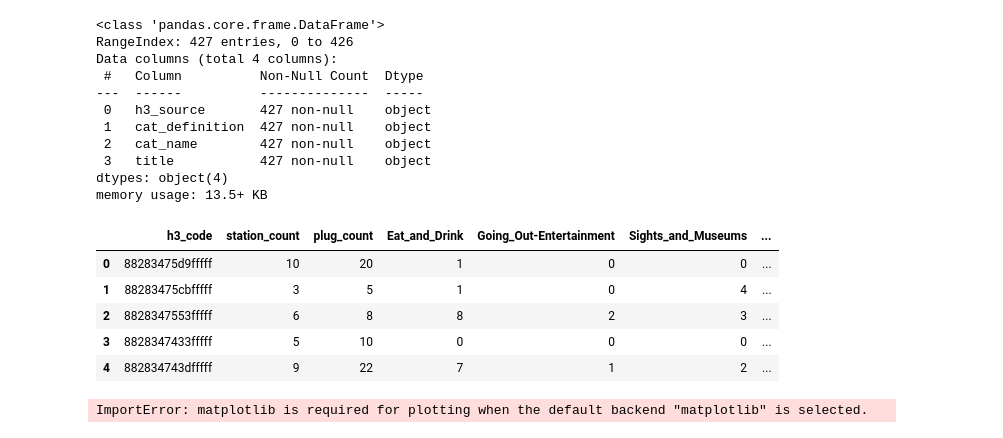
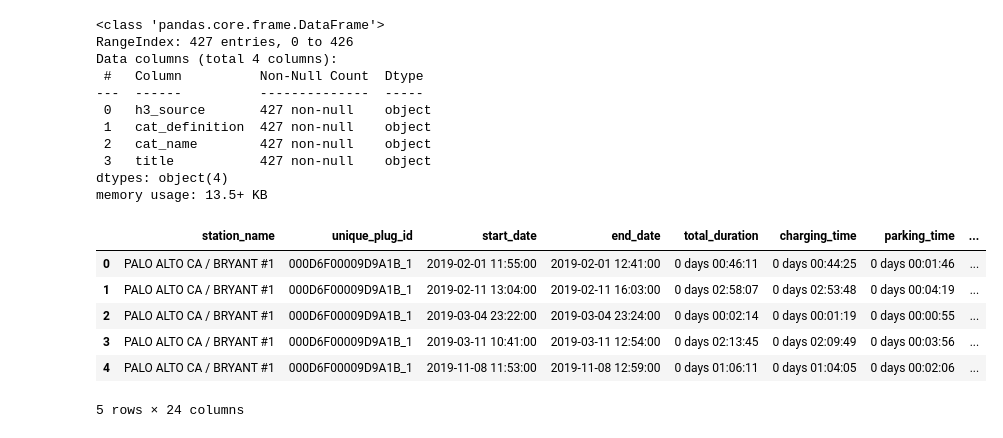
Before and after one commit to ND-Captstone-Magic/capstone_project, a Jupyter notebook: DA_2019.ipynb, the cells around one changed output. Saved outputs shown, nothing was run; the diff lists cells and outputs as text; code cells hidden in the pictures.

```diff
--- a/DA_2019.ipynb
+++ b/DA_2019.ipynb
@@ -151,7 +151,7 @@ def make_weekday_names(row):
     if row['weekday'] == 6:
         return 'Sunday'
 # %%
-charging_2019['weekday'] = charging_2019.apply(lambda row : make_weekday_names(row), axis=1)
+charging_2019['weekday_name'] = charging_2019.apply(lambda row : make_weekday_names(row), axis=1)
 # %% [output]
 A value is trying to be set on a copy of a slice from a DataFrame.
 Try using .loc[row_indexer,col_indexer] = value instead
@@ -261,14 +261,16 @@ charging_2019 = charging_2019[['station_name',
                             'user_id',
                             'fee_bol',
                             'weekday']]
+# %%
+charging_2019['pa_zip_code'] = True
 # %%
 # make column whether zip is from PA (1) or not (0)
 pa_zip_codes = ['94020', '94301', '94306', '94022', '94302', '95033', '94024', '94303', '94028', '94304']
 def determine_pa_zip(row):
     if str(row['driver_postal_code']) in pa_zip_codes:
-        return 1
+        return True
     elif str(row['driver_postal_code']) not in pa_zip_codes:
-        return 0
+        return False
 charging_2019['pa_zip_code'] = charging_2019.apply(lambda row: determine_pa_zip(row), axis=1)
 # %%
 charging_2019.pa_zip_code.nunique()
@@ -498,12 +525,3 @@ Data columns (total 4 columns):
  3   title           427 non-null    object
 dtypes: object(4)
 memory usage: 13.5+ KB
-# %%
-display(master_compare_df)
-# %% [output]
-|  | h3_code | station_count | plug_count | Eat_and_Drink | Going_Out-Entertainment | Sights_and_Museums | ... |
-| 0 | 88283475d9fffff | 10 | 20 | 1 | 0 | 0 | ... |
-| 1 | 88283475cbfffff | 3 | 5 | 1 | 0 | 4 | ... |
-| 2 | 8828347553fffff | 6 | 8 | 8 | 2 | 3 | ... |
-| 3 | 8828347433fffff | 5 | 10 | 0 | 0 | 0 | ... |
-| 4 | 882834743dfffff | 9 | 22 | 7 | 1 | 2 | ... |
@@ -510,2 +545,17 @@ display(master_compare_df)
+# %%
+charging_2019['total_duration_min']= round(charging_2019['total_duration'] / np.timedelta64(1, 'm'),0)
+charging_2019['total_idle_time_min']= round(charging_2019['idle_time'] / np.timedelta64(1, 'm'),0)
+charging_2019['total_parking_min']= round(charging_2019['parking_time'] / np.timedelta64(1, 'm'),0)
+charging_2019['total_charging_min']= round(charging_2019['charging_time'] / np.timedelta64(1, 'm'),0)
+# %%
+charging_2019.head(5)
+# %% [output]
+|  | station_name | unique_plug_id | start_date | end_date | total_duration | charging_time | parking_time | ... |
+| 0 | PALO ALTO CA / BRYANT #1 | 000D6F00009D9A1B_1 | 2019-02-01 11:55:00 | 2019-02-01 12:41:00 | 0 days 00:46:11 | 0 days 00:44:25 | 0 days 00:01:46 | ... |
+| 1 | PALO ALTO CA / BRYANT #1 | 000D6F00009D9A1B_1 | 2019-02-11 13:04:00 | 2019-02-11 16:03:00 | 0 days 02:58:07 | 0 days 02:53:48 | 0 days 00:04:19 | ... |
+| 2 | PALO ALTO CA / BRYANT #1 | 000D6F00009D9A1B_1 | 2019-03-04 23:22:00 | 2019-03-04 23:24:00 | 0 days 00:02:14 | 0 days 00:01:19 | 0 days 00:00:55 | ... |
+| 3 | PALO ALTO CA / BRYANT #1 | 000D6F00009D9A1B_1 | 2019-03-11 10:41:00 | 2019-03-11 12:54:00 | 0 days 02:13:45 | 0 days 02:09:49 | 0 days 00:03:56 | ... |
+| 4 | PALO ALTO CA / BRYANT #1 | 000D6F00009D9A1B_1 | 2019-11-08 11:53:00 | 2019-11-08 12:59:00 | 0 days 01:06:11 | 0 days 01:04:05 | 0 days 00:02:06 | ... |
+5 rows × 24 columns
 # %%
 charging_2019.to_csv('charging_2019_df.csv', encoding='utf-8', index=False)
@@ -513,10 +562,0 @@ master_compare_df.to_csv('mastercompare_df.csv', encoding='utf-8', index=False)
-# %%
-# determine local & out-of-city users
-# first get rid of decimal in postal code
-charging_2019['driver_postal_code'] = charging_2019['driver_postal_code'].fillna(0).astype(int)
-charging_2019['driver_postal_code'].nunique() # 571 unique postal codes
-charging_2019.groupby('weekday').count()['driver_postal_code'].plot(kind='bar')
-charging_2019.groupby('weekday').count()['driver_postal_code'].plot(kind='bar')
-# during the week we have a higher count of zip_codes --> lots of commuters to PA
-# %% [output]
-ImportError: matplotlib is required for plotting when the default backend "matplotlib" is selected.
```
Also changed, not shown: parts of 18 cells of this notebook, 5 other files.
